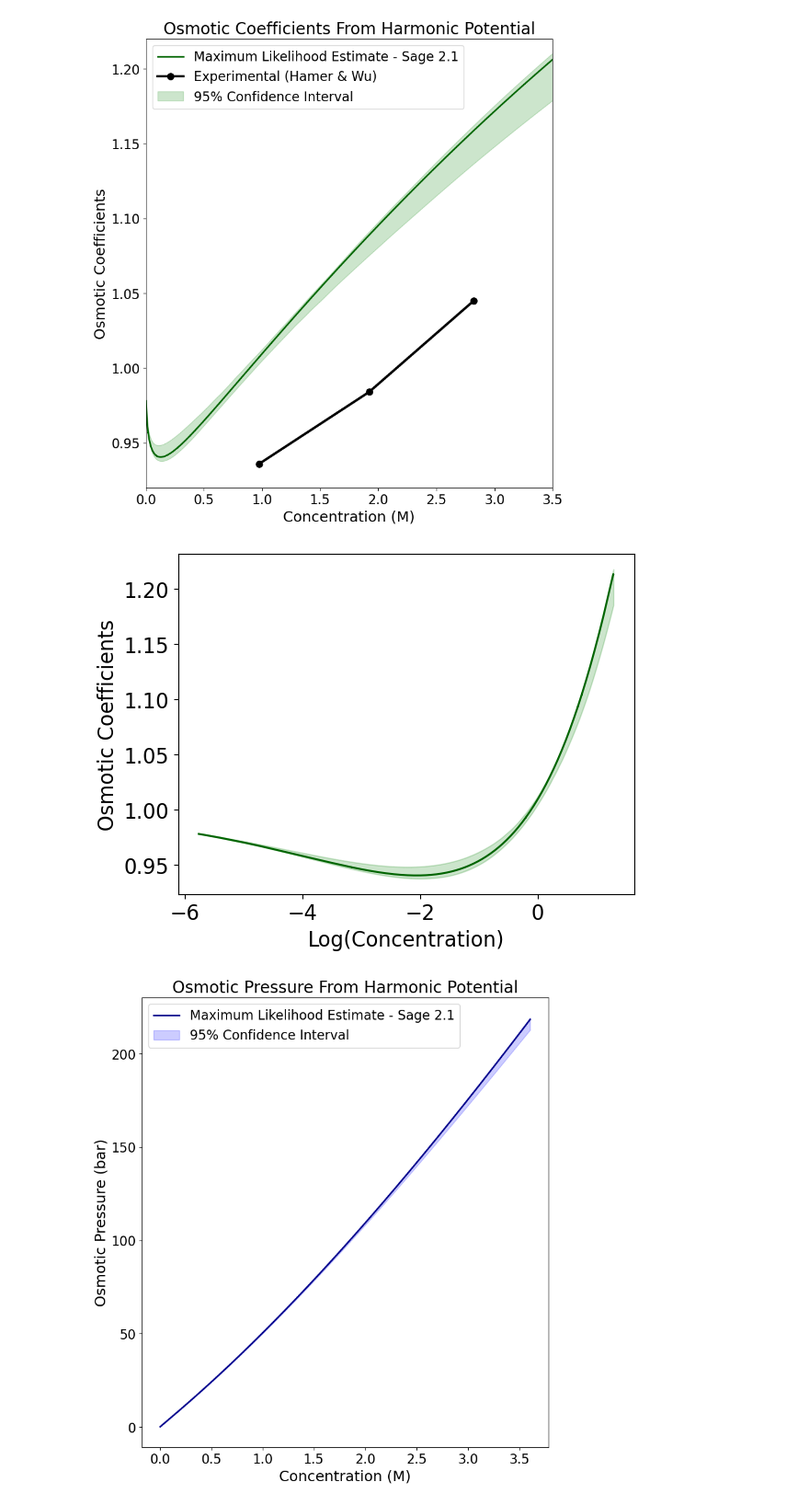
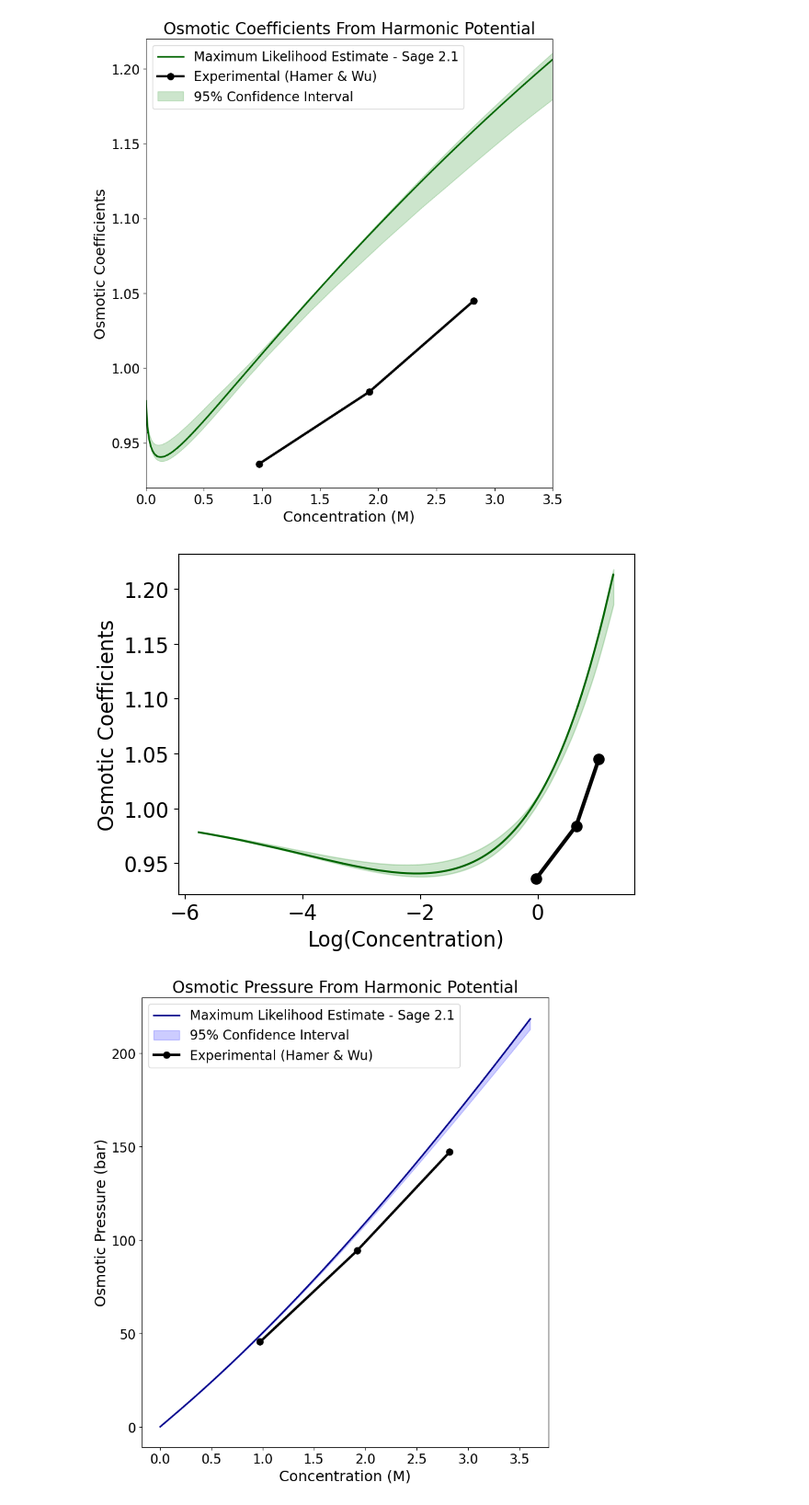
Before and after one commit to barmoral/osmotic_calculations, a Jupyter notebook: HarmonicPotential_analysis/harmonic_maxlikelihood_analysis.ipynb, the cells around one changed output. Shown at 92% size. Drawn from its saved outputs; the diff is of its cells as text; code cells hidden in the pictures.

Commit message:
added experimental results and extra comments to HP analysis code

```diff
--- a/HarmonicPotential_analysis/harmonic_maxlikelihood_analysis.ipynb
+++ b/HarmonicPotential_analysis/harmonic_maxlikelihood_analysis.ipynb
@@ -518,6 +501,21 @@ yexpOC=[expOC_1m,expOC_2m,expOC_3m]
 SMALL_SIZE = 14
 MEDIUM_SIZE = 18
 BIGGER_SIZE = 20
+# %%
+# Molar concentrations corresponding to 1 molal, 2 molal, and 3 molal
+xconc=[0.97597511,1.92192022,2.82282032]
+
+## Experimental values of osmotic coefficient obtained from Hamer & Wu paper
+expOC_1m=0.936
+expOC_2m=0.984
+expOC_3m=1.045
+yexpOC=[expOC_1m,expOC_2m,expOC_3m]
+
+## Experimental values of osmotic pressure obtained from Hamer & Wu paper
+expOP_1m=45.573
+expOP_2m=94.397
+expOP_3m=147.168
+yexpOP=[expOP_1m,expOP_2m,expOP_3m]
 # %%
 # Plot osmotic coefficients vs concentration
 plt.rcParams.update({'font.size': 16})
@@ -539,22 +537,24 @@ plt.show()
 # plot osmotic coefficients vs ln of concentration
 plt.plot(np.log(c_opt_sparse_all), opt_oc, label='Mean Profile', color='darkgreen')
 plt.fill_between(np.log(c_opt_sparse_all), lower_bound_95_oc, upper_bound_95_oc, color='g', alpha=0.2, label='95% Confidence Interval')
+plt.plot(np.log(xconc),yexpOC, marker='o', linestyle='-',color='k', label='Experimental (Hamer & Wu)', lw=3, markersize=8)
 plt.xlabel('Log(Concentration)')
 plt.ylabel('Osmotic Coefficients')
 plt.show()
 # %% [output]
-[figure, old version]
+[figure, new version]
 # %%
 # Plot osmotic pressure vs concentration
 plt.rcParams.update({'font.size': 16})
 plt.figure(figsize=(9.0,10.0))
 plt.plot(c_opt_sparse_all, opt_op, lw=2, label='Maximum Likelihood Estimate - Sage 2.1', color='darkblue')
 plt.fill_between(c_opt_sparse_all, lower_bound_95_op, upper_bound_95_op, color='b', alpha=0.2, label='95% Confidence Interval')
+plt.plot(xconc,yexpOP, marker='o', linestyle='-',color='k', label='Experimental (Hamer & Wu)', lw=3, markersize=8)
 plt.xlabel("Concentration (M)", fontsize=MEDIUM_SIZE)
 plt.ylabel('Osmotic Pressure (bar)', fontsize=MEDIUM_SIZE)
 plt.legend()
 plt.title('Osmotic Pressure From Harmonic Potential', fontsize=BIGGER_SIZE)
 plt.savefig('op.png')
 plt.show()
 # %% [output]
-[figure, old version]
+[figure, new version]
```
Also changed, not shown: parts of 9 cells of this notebook.
